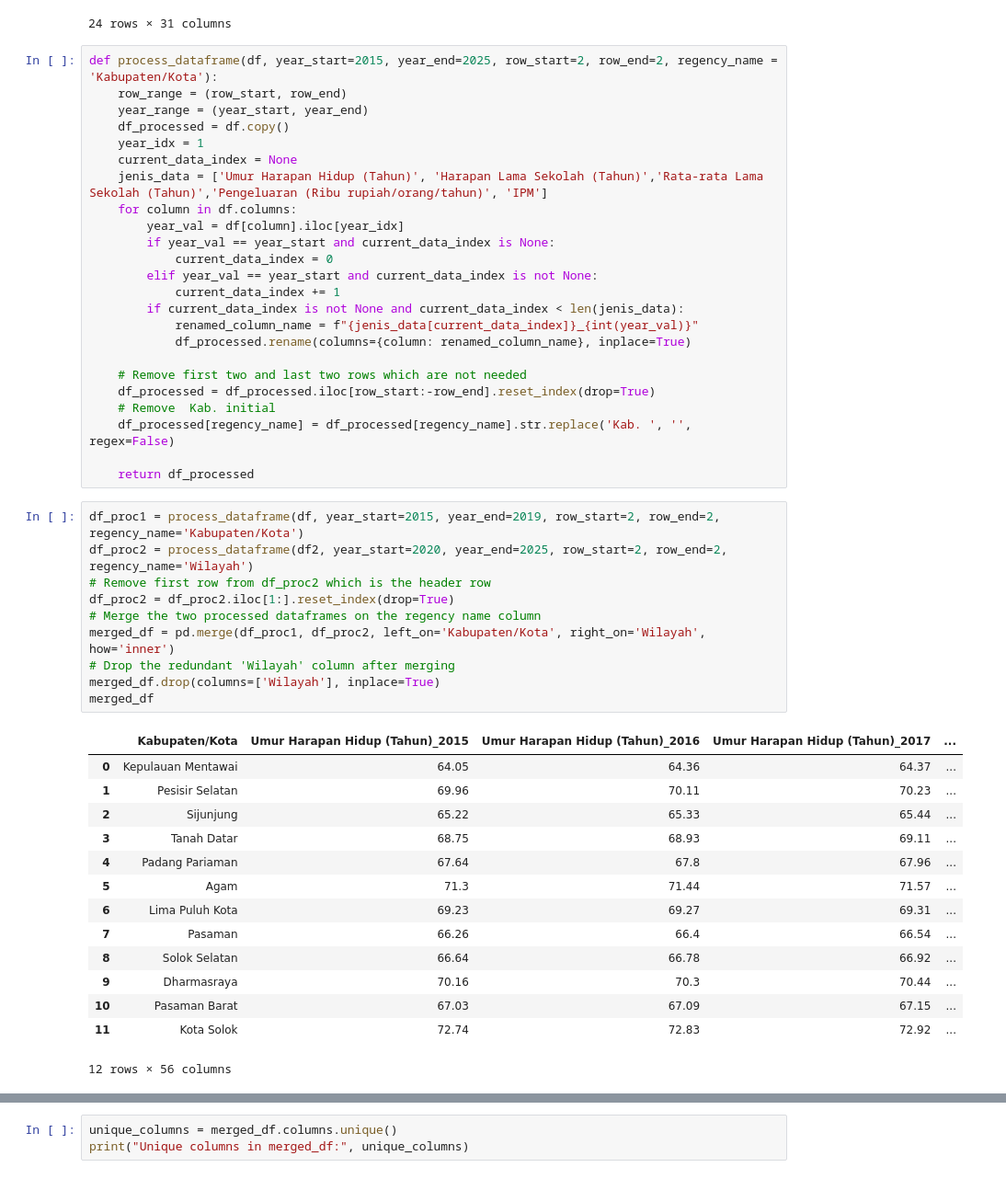
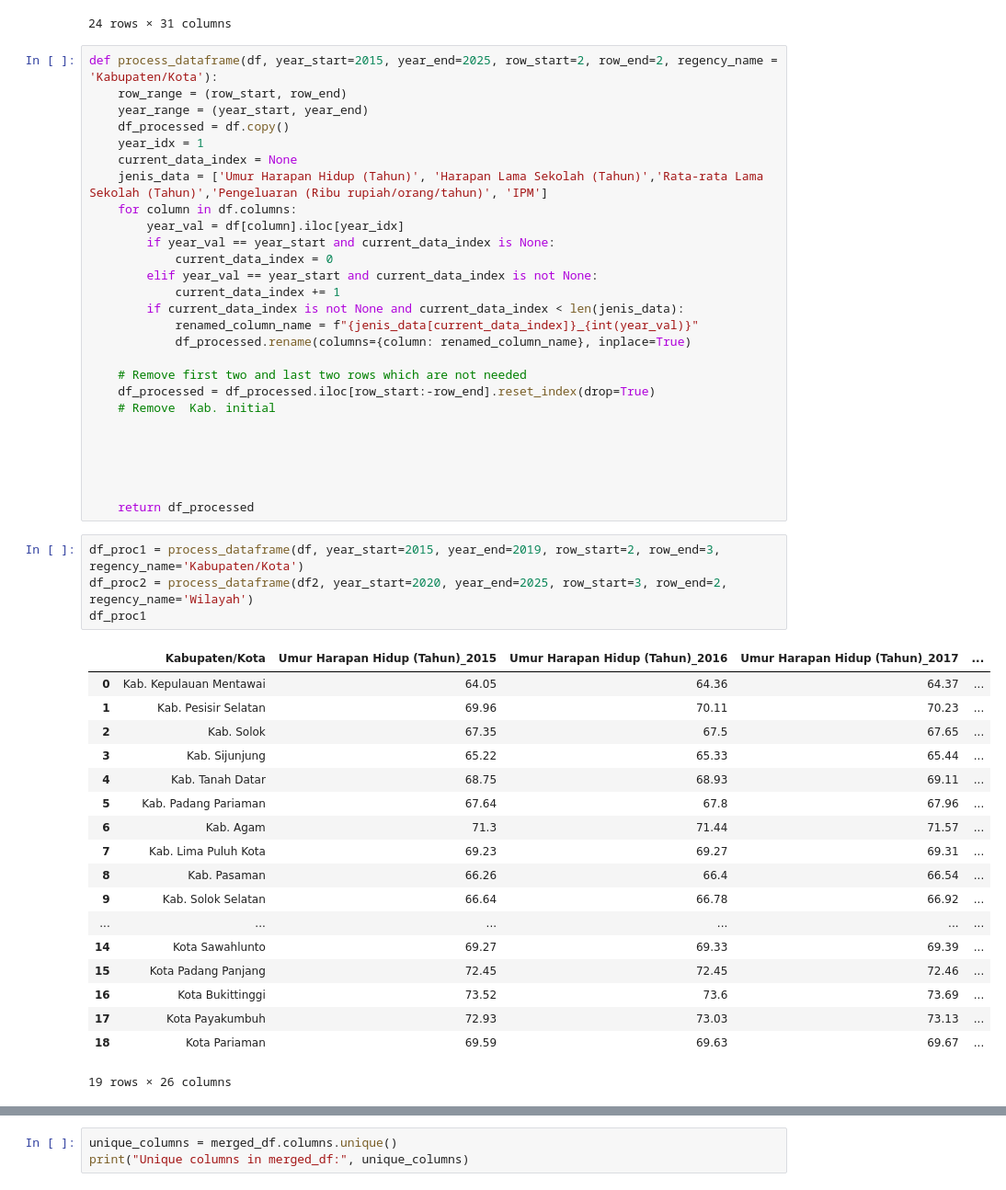
Before and after one commit to ImbangJayoGampito/visdat-spasio-temporal, a Jupyter notebook: Data Preprocessing/preprocess.ipynb, the cells around one changed output, grey strips where cells are left out. Shown at 92% size. Cells and saved outputs as stored; diff of their text form.

```diff
--- a/Data Preprocessing/preprocess.ipynb
+++ b/Data Preprocessing/preprocess.ipynb
@@ -54,31 +54,32 @@ def process_dataframe(df, year_start=2015, year_end=2025, row_start=2, row_end=2
     # Remove first two and last two rows which are not needed
     df_processed = df_processed.iloc[row_start:-row_end].reset_index(drop=True)
     # Remove  Kab. initial
-    df_processed[regency_name] = df_processed[regency_name].str.replace('Kab. ', '', regex=False)
+
+
+
+
 
     return df_processed
 # %%
-df_proc1 = process_dataframe(df, year_start=2015, year_end=2019, row_start=2, row_end=2, regency_name='Kabupaten/Kota')
-df_proc2 = process_dataframe(df2, year_start=2020, year_end=2025, row_start=2, row_end=2, regency_name='Wilayah')
-# Remove first row from df_proc2 which is the header row
-df_proc2 = df_proc2.iloc[1:].reset_index(drop=True)
-# Merge the two processed dataframes on the regency name column
-merged_df = pd.merge(df_proc1, df_proc2, left_on='Kabupaten/Kota', right_on='Wilayah', how='inner')
-# Drop the redundant 'Wilayah' column after merging
-merged_df.drop(columns=['Wilayah'], inplace=True)
-merged_df
+df_proc1 = process_dataframe(df, year_start=2015, year_end=2019, row_start=2, row_end=3, regency_name='Kabupaten/Kota')
+df_proc2 = process_dataframe(df2, year_start=2020, year_end=2025, row_start=3, row_end=2, regency_name='Wilayah')
+df_proc1
 # %% [output]
 |  | Kabupaten/Kota | Umur Harapan Hidup (Tahun)_2015 | Umur Harapan Hidup (Tahun)_2016 | Umur Harapan Hidup (Tahun)_2017 | ... |
-| 0 | Kepulauan Mentawai | 64.05 | 64.36 | 64.37 | ... |
-| 1 | Pesisir Selatan | 69.96 | 70.11 | 70.23 | ... |
-| 2 | Sijunjung | 65.22 | 65.33 | 65.44 | ... |
-| 3 | Tanah Datar | 68.75 | 68.93 | 69.11 | ... |
-| 4 | Padang Pariaman | 67.64 | 67.8 | 67.96 | ... |
-| 5 | Agam | 71.3 | 71.44 | 71.57 | ... |
-| 6 | Lima Puluh Kota | 69.23 | 69.27 | 69.31 | ... |
-| 7 | Pasaman | 66.26 | 66.4 | 66.54 | ... |
-| 8 | Solok Selatan | 66.64 | 66.78 | 66.92 | ... |
-| 9 | Dharmasraya | 70.16 | 70.3 | 70.44 | ... |
-| 10 | Pasaman Barat | 67.03 | 67.09 | 67.15 | ... |
-| 11 | Kota Solok | 72.74 | 72.83 | 72.92 | ... |
+| 0 | Kab. Kepulauan Mentawai | 64.05 | 64.36 | 64.37 | ... |
+| 1 | Kab. Pesisir Selatan | 69.96 | 70.11 | 70.23 | ... |
+| 2 | Kab. Solok | 67.35 | 67.5 | 67.65 | ... |
+| 3 | Kab. Sijunjung | 65.22 | 65.33 | 65.44 | ... |
+| 4 | Kab. Tanah Datar | 68.75 | 68.93 | 69.11 | ... |
+| 5 | Kab. Padang Pariaman | 67.64 | 67.8 | 67.96 | ... |
+| 6 | Kab. Agam | 71.3 | 71.44 | 71.57 | ... |
+| 7 | Kab. Lima Puluh Kota | 69.23 | 69.27 | 69.31 | ... |
+| 8 | Kab. Pasaman | 66.26 | 66.4 | 66.54 | ... |
+| 9 | Kab. Solok Selatan | 66.64 | 66.78 | 66.92 | ... |
+| ... | ... | ... | ... | ... | ... |
+| 14 | Kota Sawahlunto | 69.27 | 69.33 | 69.39 | ... |
+| 15 | Kota Padang Panjang | 72.45 | 72.45 | 72.46 | ... |
+| 16 | Kota Bukittinggi | 73.52 | 73.6 | 73.69 | ... |
+| 17 | Kota Payakumbuh | 72.93 | 73.03 | 73.13 | ... |
+| 18 | Kota Pariaman | 69.59 | 69.63 | 69.67 | ... |
-12 rows × 56 columns
+19 rows × 26 columns
```
Also changed, not shown: parts of 8 cells of this notebook, 3 other files.
